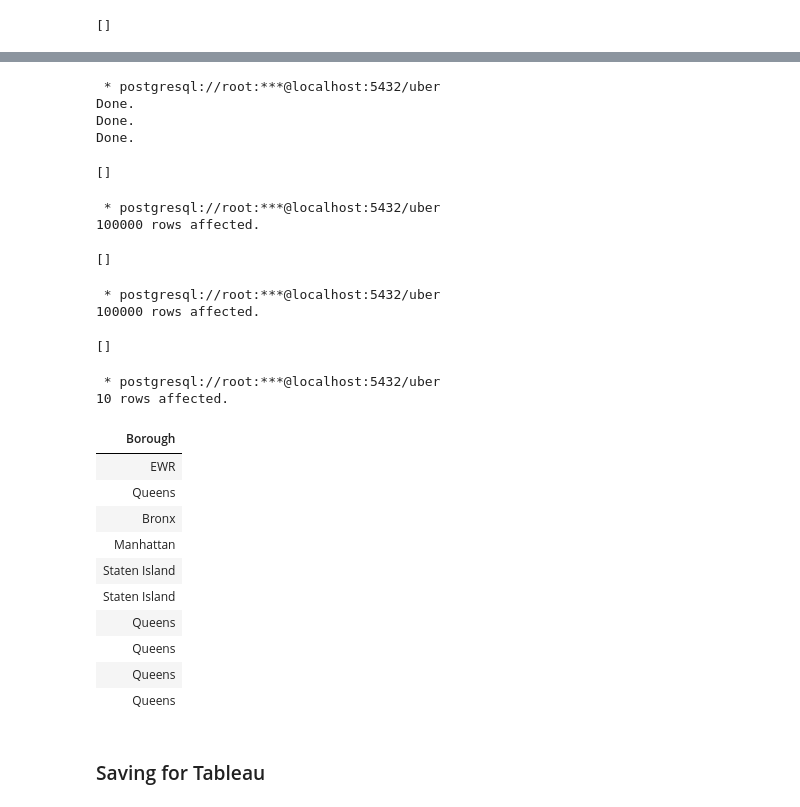
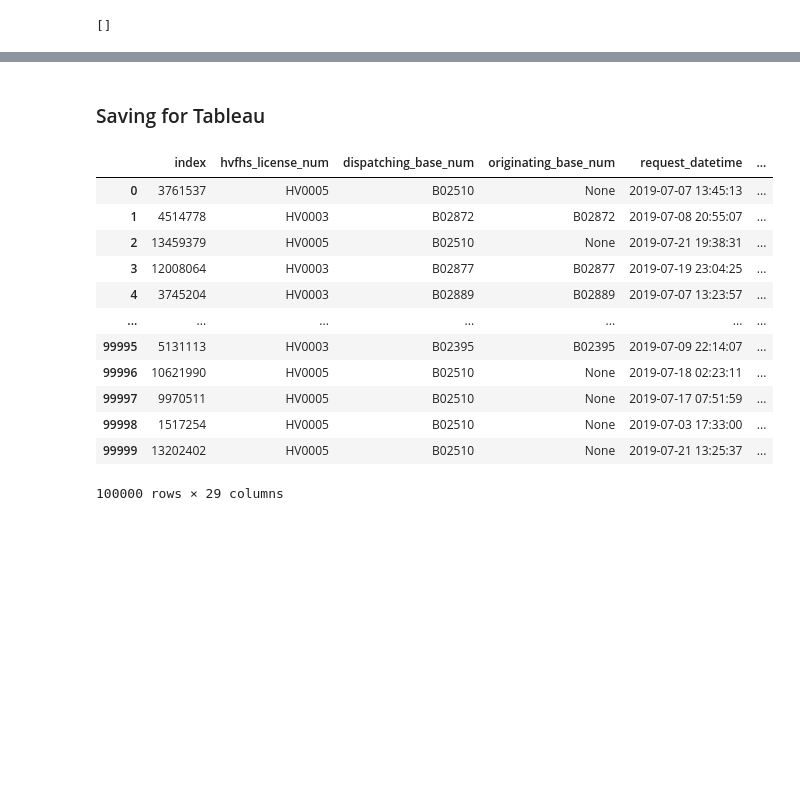
Before and after one commit to mjv2146/uber-nyc, a Jupyter notebook: notebooks/01_load_data.ipynb, the cells around one changed output, grey strips where cells are left out. Drawn from its saved outputs; the diff is of its cells as text; code cells hidden in the pictures; blank space fills up the shorter version.

Commit message:
some initial work on tableau

```diff
--- a/notebooks/01_load_data.ipynb
+++ b/notebooks/01_load_data.ipynb
@@ -203,59 +201,23 @@ Done.
-# %%
-%%sql
-
-ALTER TABLE main
-ADD "Borough" varchar(50);
-
-ALTER TABLE main
-ADD "Zone" varchar(50);
-# %% [output]
- * postgresql://root:***@localhost:5432/uber
-Done.
-Done.
-Done.
-[]
-# %%
-%%sql
-UPDATE main as m
-SET "Borough" = zones."Borough"
-FROM zones
-WHERE m."PULocationID" = zones."LocationID"
-# %% [output]
- * postgresql://root:***@localhost:5432/uber
-100000 rows affected.
-[]
-# %%
-%%sql
-UPDATE main as m
-SET "Zone" = zones."Zone"
-FROM zones
-WHERE m."PULocationID" = zones."LocationID"
-# %% [output]
- * postgresql://root:***@localhost:5432/uber
-100000 rows affected.
-[]
-# %%
-%%sql
-SELECT "Borough"
-FROM zones LIMIT 10;
-# %% [output]
- * postgresql://root:***@localhost:5432/uber
-10 rows affected.
-| Borough |
-| EWR |
-| Queens |
-| Bronx |
-| Manhattan |
-| Staten Island |
-| Staten Island |
-| Queens |
-| Queens |
-| Queens |
-| Queens |
 # %% [markdown]
 ### Saving for Tableau
 # %%
 QUERY = """
 SELECT * FROM main;
 """
 df_out = pd.read_sql_query(QUERY, engine)
+df_out.to_csv('../data/tableau_data.csv', index=False)
+df_out
+# %% [output]
+|  | index | hvfhs_license_num | dispatching_base_num | originating_base_num | request_datetime | ... |
+| 0 | 3761537 | HV0005 | B02510 | None | 2019-07-07 13:45:13 | ... |
+| 1 | 4514778 | HV0003 | B02872 | B02872 | 2019-07-08 20:55:07 | ... |
+| 2 | 13459379 | HV0005 | B02510 | None | 2019-07-21 19:38:31 | ... |
+| 3 | 12008064 | HV0003 | B02877 | B02877 | 2019-07-19 23:04:25 | ... |
+| 4 | 3745204 | HV0003 | B02889 | B02889 | 2019-07-07 13:23:57 | ... |
+| ... | ... | ... | ... | ... | ... | ... |
+| 99995 | 5131113 | HV0003 | B02395 | B02395 | 2019-07-09 22:14:07 | ... |
+| 99996 | 10621990 | HV0005 | B02510 | None | 2019-07-18 02:23:11 | ... |
+| 99997 | 9970511 | HV0005 | B02510 | None | 2019-07-17 07:51:59 | ... |
+| 99998 | 1517254 | HV0005 | B02510 | None | 2019-07-03 17:33:00 | ... |
+| 99999 | 13202402 | HV0005 | B02510 | None | 2019-07-21 13:25:37 | ... |
+100000 rows × 29 columns
```
Also changed, not shown: parts of 6 cells of this notebook, 2 other files.
